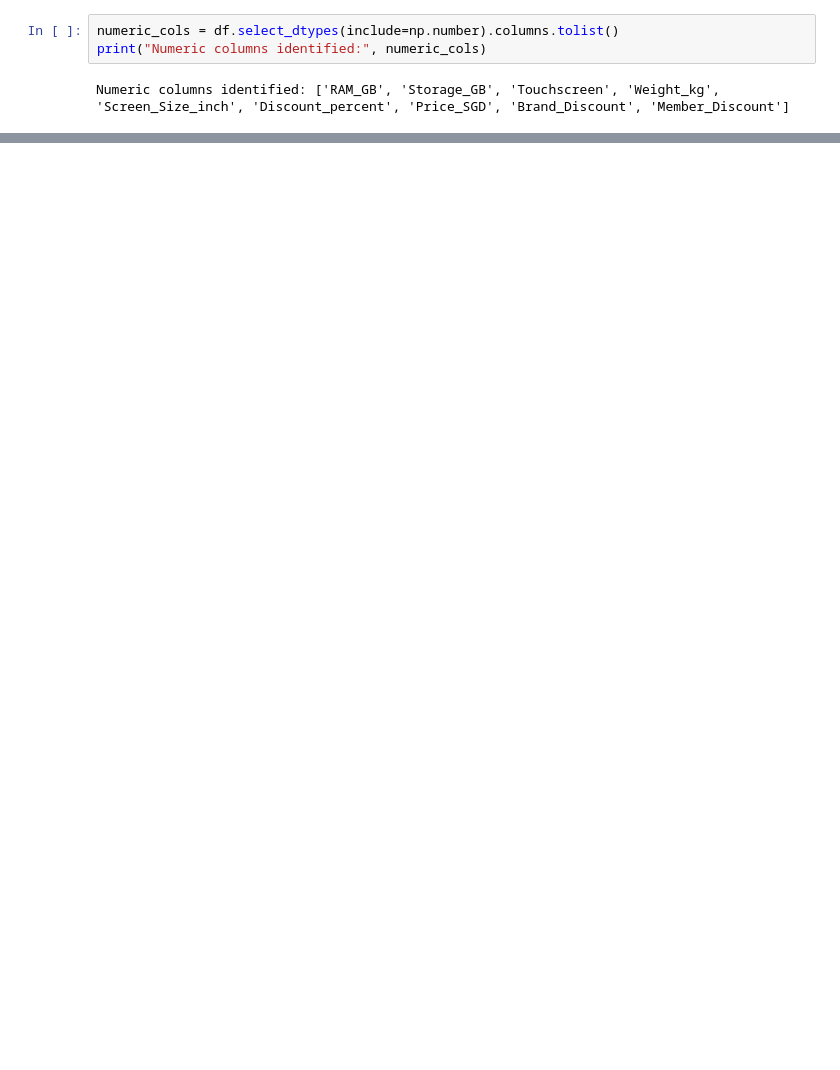
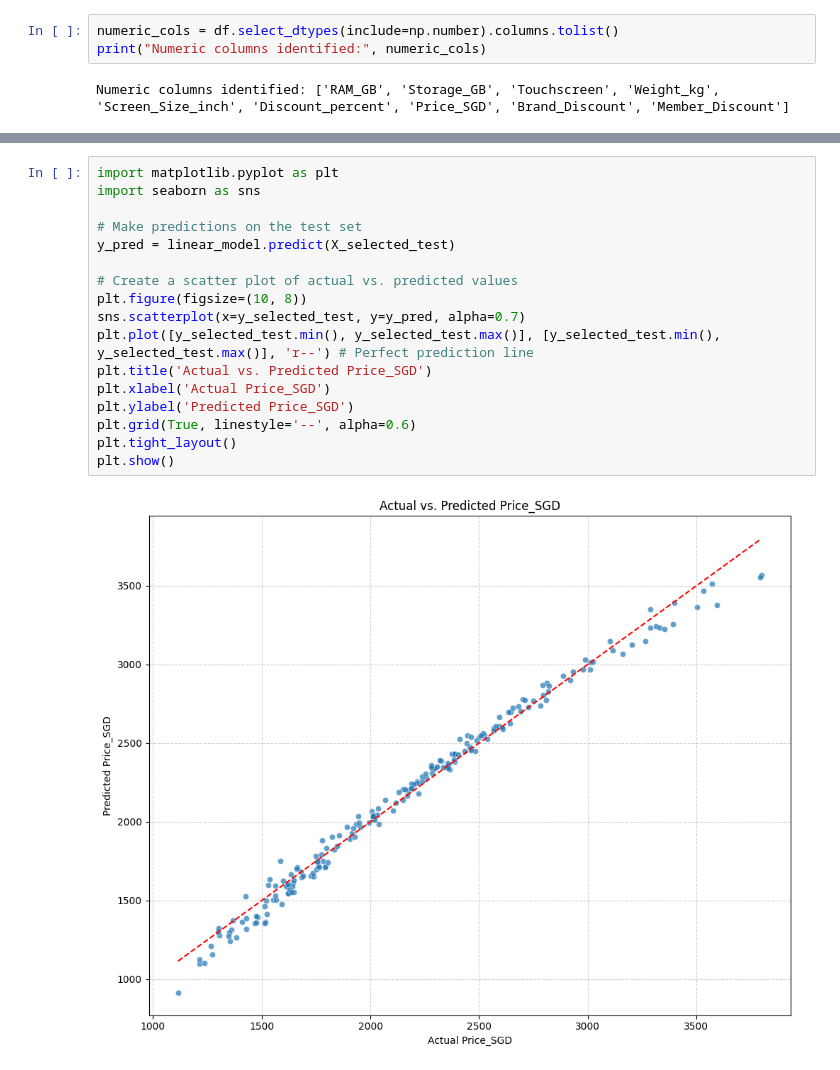
Before and after one commit to Jhonald73/TPproj_github, a Jupyter notebook: Main.ipynb, the cells around one changed output, grey strips where cells are left out. Saved outputs shown, nothing was run; the diff lists cells and outputs as text; blank space fills up the shorter version.

```diff
--- a/Main.ipynb
+++ b/Main.ipynb
@@ -133,0 +429,19 @@ Rows represent laptop specification. Target variable is "Price" and numeric data
+# %%
+import matplotlib.pyplot as plt
+import seaborn as sns
+
+# Make predictions on the test set
+y_pred = linear_model.predict(X_selected_test)
+
+# Create a scatter plot of actual vs. predicted values
+plt.figure(figsize=(10, 8))
+sns.scatterplot(x=y_selected_test, y=y_pred, alpha=0.7)
+plt.plot([y_selected_test.min(), y_selected_test.max()], [y_selected_test.min(), y_selected_test.max()], 'r--') # Perfect prediction line
+plt.title('Actual vs. Predicted Price_SGD')
+plt.xlabel('Actual Price_SGD')
+plt.ylabel('Predicted Price_SGD')
+plt.grid(True, linestyle='--', alpha=0.6)
+plt.tight_layout()
+plt.show()
+# %% [output]
+[figure, added]
```
Also changed, not shown: parts of 38 cells of this notebook.
